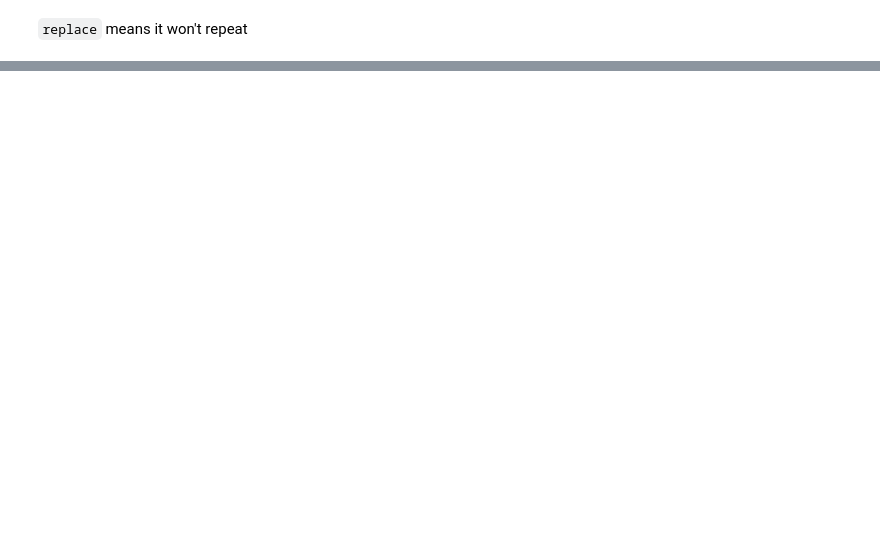
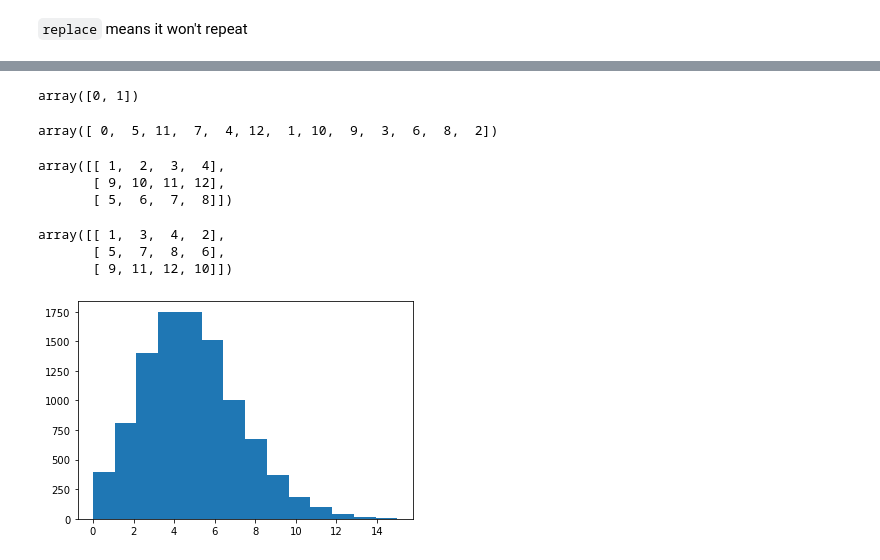
Before and after one commit to sean-meade/Programming-for-Data-Analysis-Assignment, a Jupyter notebook: NumPy_Random_Investigation.ipynb, the cells around one changed output, grey strips where cells are left out. Saved outputs shown, nothing was run; the diff lists cells and outputs as text; code cells hidden in the pictures; blank space fills up the shorter version.

Commit message:
SStarted skeleton of Simple data and permutations.

```diff
--- a/NumPy_Random_Investigation.ipynb
+++ b/NumPy_Random_Investigation.ipynb
@@ -98,0 +139,26 @@ b'\x89~Dt\xaf1#x;C'
+# %%
+rng.permutation(2)
+# %% [output]
+array([0, 1])
+# %%
+rng.permutation(13)
+# %% [output]
+array([ 0,  5, 11,  7,  4, 12,  1, 10,  9,  3,  6,  8,  2])
+# %%
+rng.permutation(mat3)
+# %% [output]
+array([[ 1,  2,  3,  4],
+       [ 9, 10, 11, 12],
+       [ 5,  6,  7,  8]])
+# %%
+rng.permutation(mat3, axis = 1)
+# %% [output]
+array([[ 1,  3,  4,  2],
+       [ 5,  7,  8,  6],
+       [ 9, 11, 12, 10]])
+# %%
+s = rng.poisson(5, 10000)
+plt.hist(s, 14)
+plt.show()
+# %% [output]
+[figure, added]
```
Also changed, not shown: parts of 25 cells of this notebook, 1 other file.
